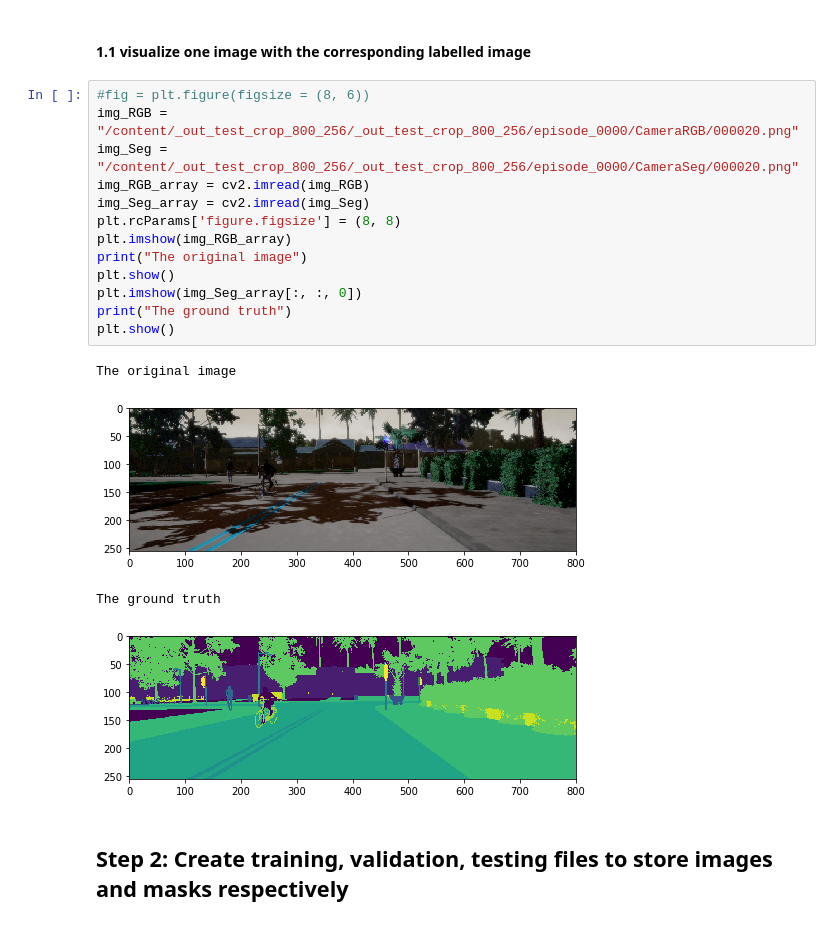
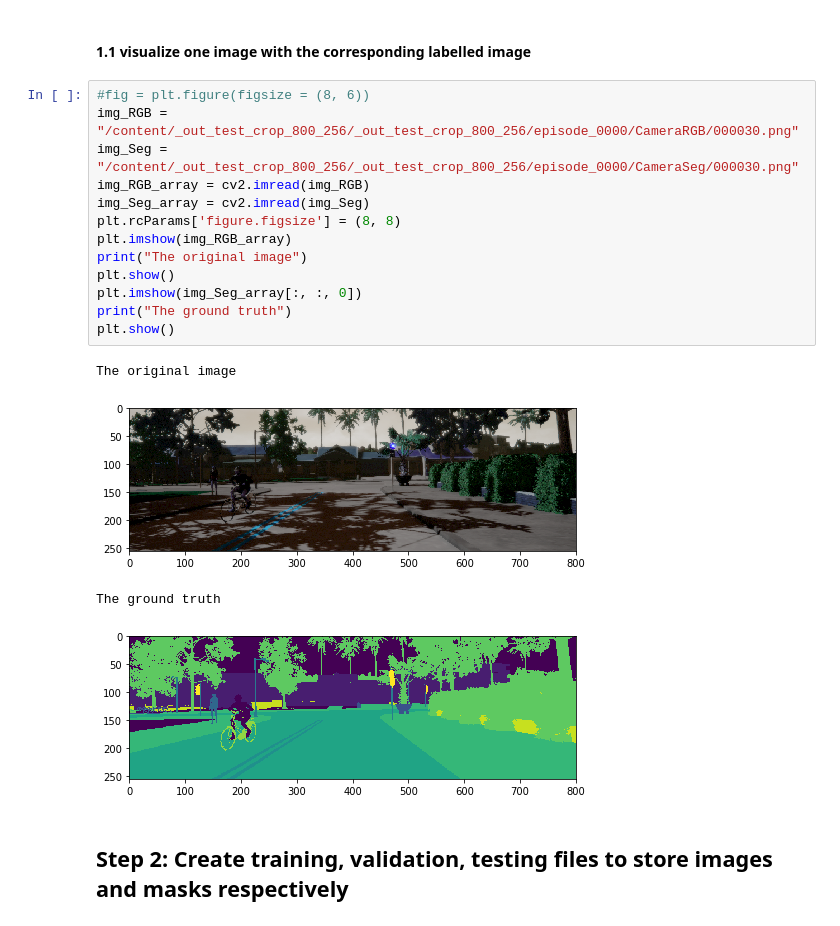
Before and after one commit to xslittlemaggie/Deep-Learning-Projects, a Jupyter notebook: Objection (car)_Detection & Segmentation.ipynb, the cells around one changed output. Cells and saved outputs as stored; diff of their text form.

```diff
--- a/Objection (car)_Detection & Segmentation.ipynb
+++ b/Objection (car)_Detection & Segmentation.ipynb
@@ -56,22 +56,22 @@ Mounted at /content/drive
 #### 1.1 visualize one image with the corresponding labelled image
 # %%
 #fig = plt.figure(figsize = (8, 6))
-img_RGB = "/content/_out_test_crop_800_256/_out_test_crop_800_256/episode_0000/CameraRGB/000020.png"
-img_Seg = "/content/_out_test_crop_800_256/_out_test_crop_800_256/episode_0000/CameraSeg/000020.png"
+img_RGB = "/content/_out_test_crop_800_256/_out_test_crop_800_256/episode_0000/CameraRGB/000030.png"
+img_Seg = "/content/_out_test_crop_800_256/_out_test_crop_800_256/episode_0000/CameraSeg/000030.png"
 img_RGB_array = cv2.imread(img_RGB)
 img_Seg_array = cv2.imread(img_Seg)
 plt.rcParams['figure.figsize'] = (8, 8)
 plt.imshow(img_RGB_array)
 print("The original image")
 plt.show()
 plt.imshow(img_Seg_array[:, :, 0])
 print("The ground truth")
 plt.show()
 # %% [output]
 The original image
-[figure, old version]
+[figure, new version]
 The ground truth
-[figure, old version]
+[figure, new version]
 # %% [markdown]
 ## Step 2: Create training, validation, testing files to store images and masks respectively
 # %% [markdown]
```
Also changed, not shown: parts of 11 cells of this notebook.
